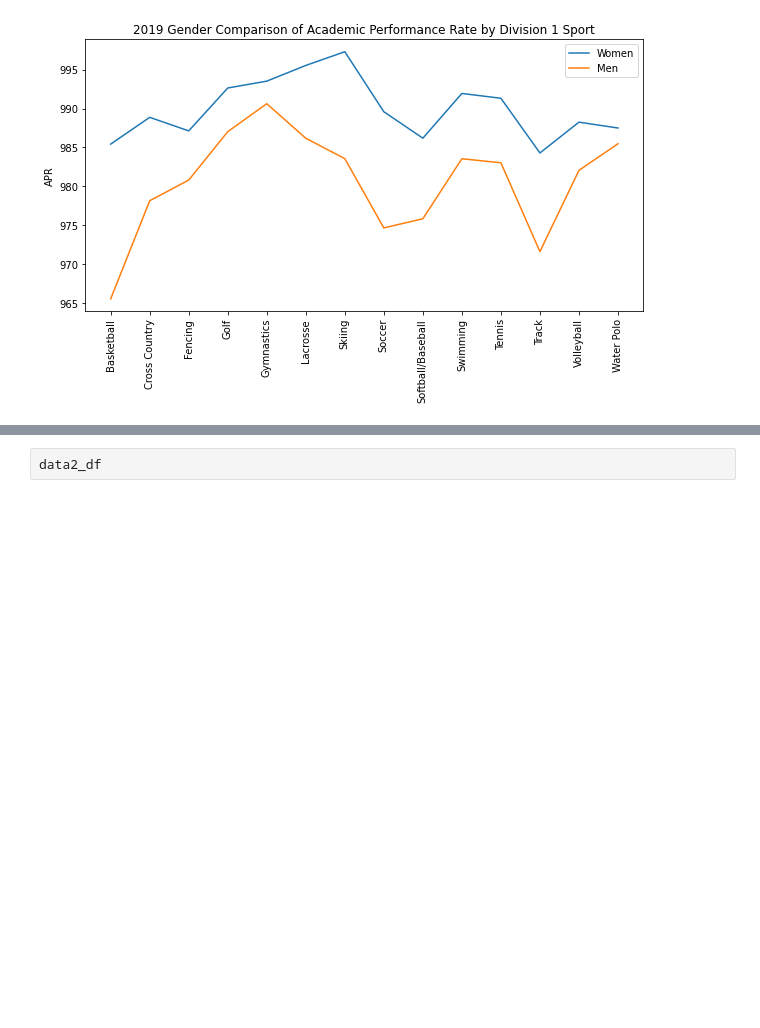
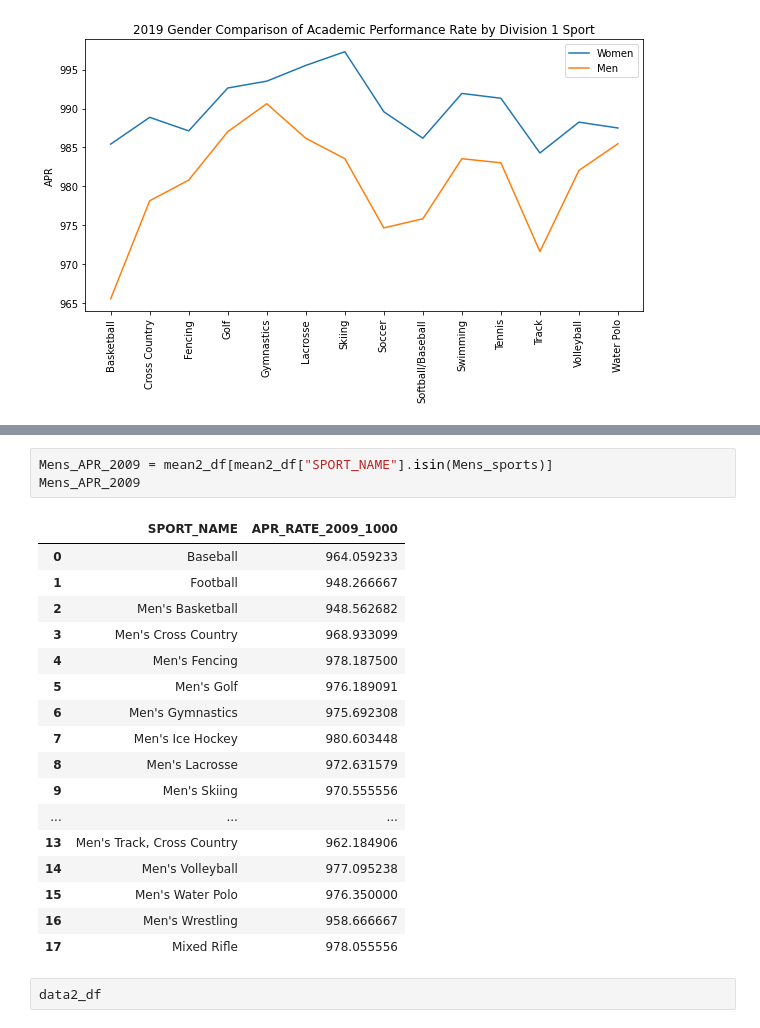
Before and after one commit to ashante112/Project1-Team2, a Jupyter notebook: Project1.ipynb, the cells around one changed output, grey strips where cells are left out. Saved outputs shown, nothing was run; the diff lists cells and outputs as text; blank space fills up the shorter version.

```diff
--- a/Project1.ipynb
+++ b/Project1.ipynb
@@ -209,3 +232,24 @@ plt.savefig("Images/GenderComparisonAPR_line_2019.png", dpi=None, facecolor='w',
+# %%
+Mens_APR_2009 = mean2_df[mean2_df["SPORT_NAME"].isin(Mens_sports)]
+Mens_APR_2009
+# %% [output]
+|  | SPORT_NAME | APR_RATE_2009_1000 |
+| 0 | Baseball | 964.059233 |
+| 1 | Football | 948.266667 |
+| 2 | Men's Basketball | 948.562682 |
+| 3 | Men's Cross Country | 968.933099 |
+| 4 | Men's Fencing | 978.187500 |
+| 5 | Men's Golf | 976.189091 |
+| 6 | Men's Gymnastics | 975.692308 |
+| 7 | Men's Ice Hockey | 980.603448 |
+| 8 | Men's Lacrosse | 972.631579 |
+| 9 | Men's Skiing | 970.555556 |
+| ... | ... | ... |
+| 13 | Men's Track, Cross Country | 962.184906 |
+| 14 | Men's Volleyball | 977.095238 |
+| 15 | Men's Water Polo | 976.350000 |
+| 16 | Men's Wrestling | 958.666667 |
+| 17 | Mixed Rifle | 978.055556 |
 # %%
 data2_df
 # %% [output]
```
Also changed, not shown: parts of 10 cells of this notebook, 1 other file.
